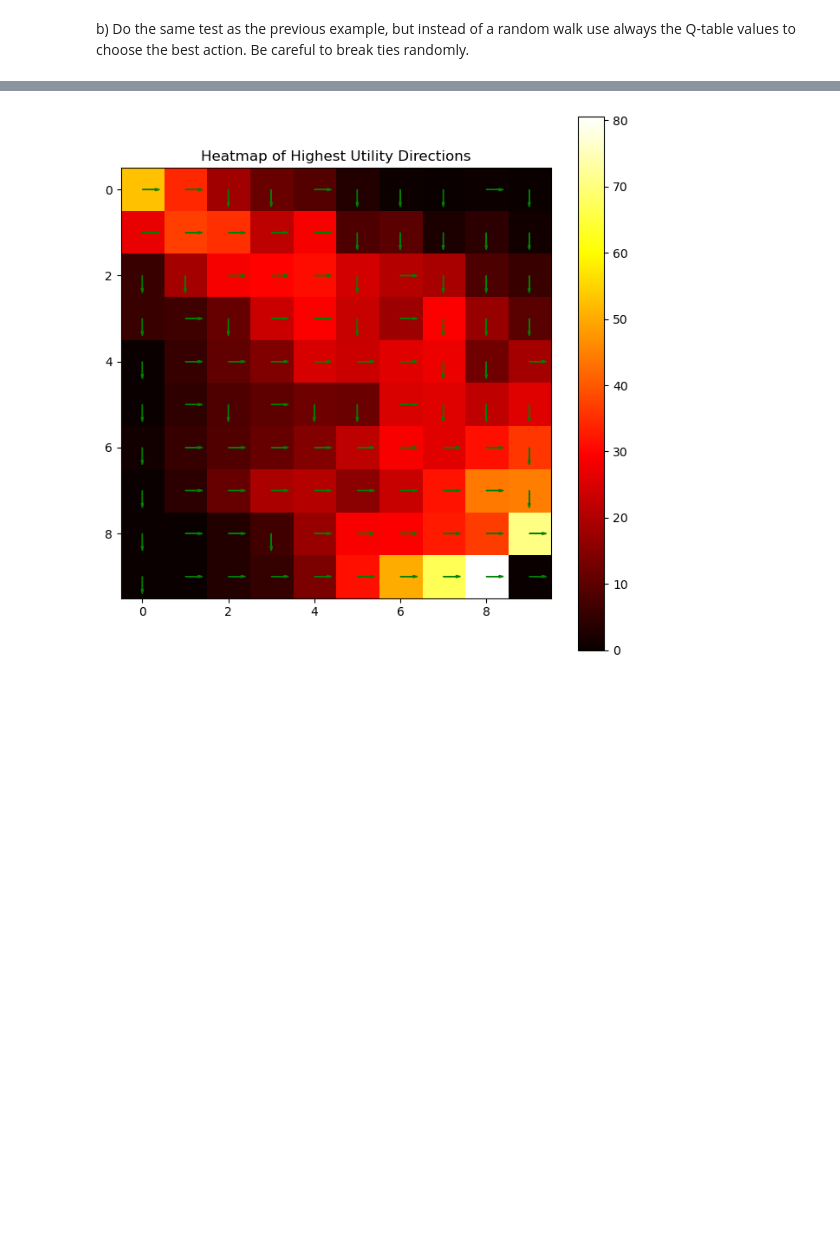
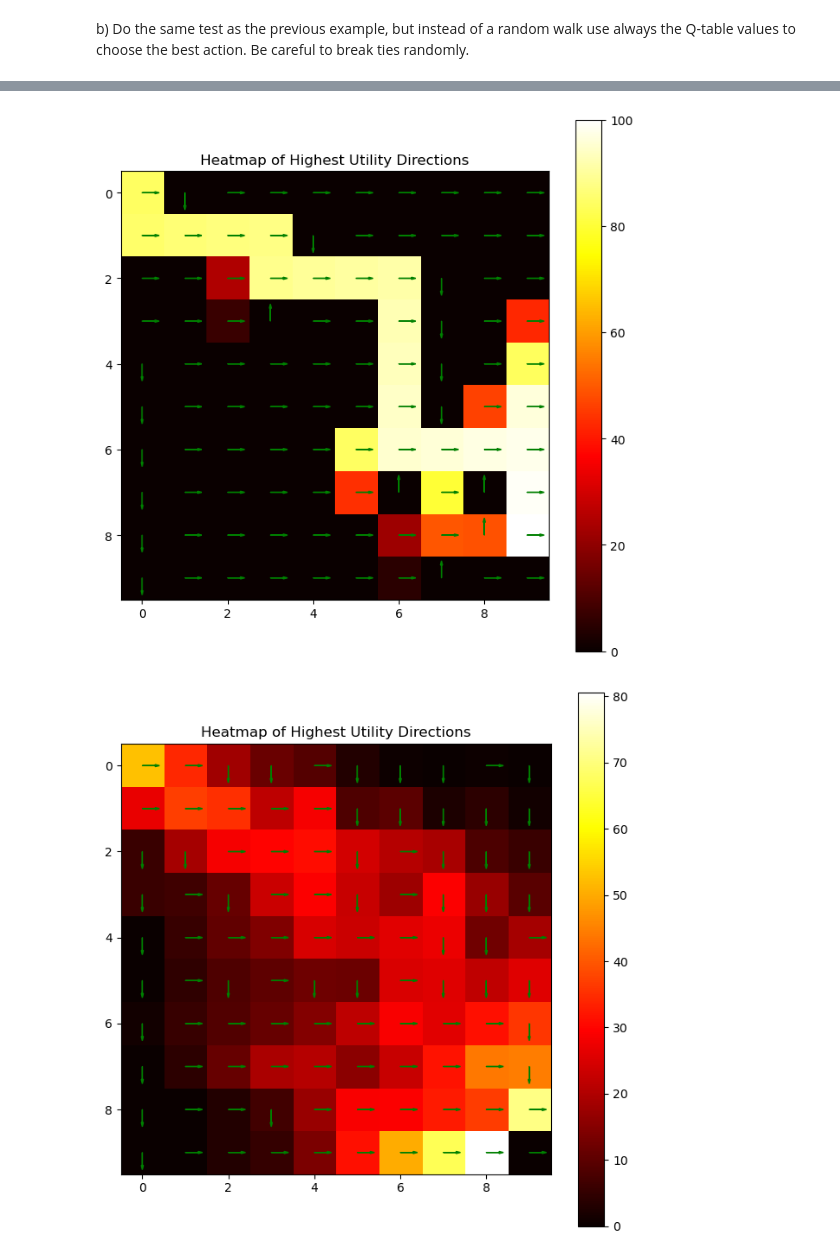
Before and after one commit to jelenameyer/IntroToMachineLearning, a Jupyter notebook: assignments/assignment3/100HasUtility0.ipynb, the cells around one changed output, grey strips where cells are left out. Drawn from its saved outputs; the diff is of its cells as text; code cells hidden in the pictures; blank space fills up the shorter version.

```diff
--- a/assignments/assignment3/100HasUtility0.ipynb
+++ b/assignments/assignment3/100HasUtility0.ipynb
@@ -418,3 +431,7 @@ execution time mean: 0.7366589625676473, sd: 0.08592672984682163
+# %%
+showHeatmap(copyMatrixQExploitation)
+# %% [output]
+[figure, added]
 # %%
 showHeatmap(averageMatrixQExploitation)
 # %% [output]
```
Also changed, not shown: parts of 10 cells of this notebook.
